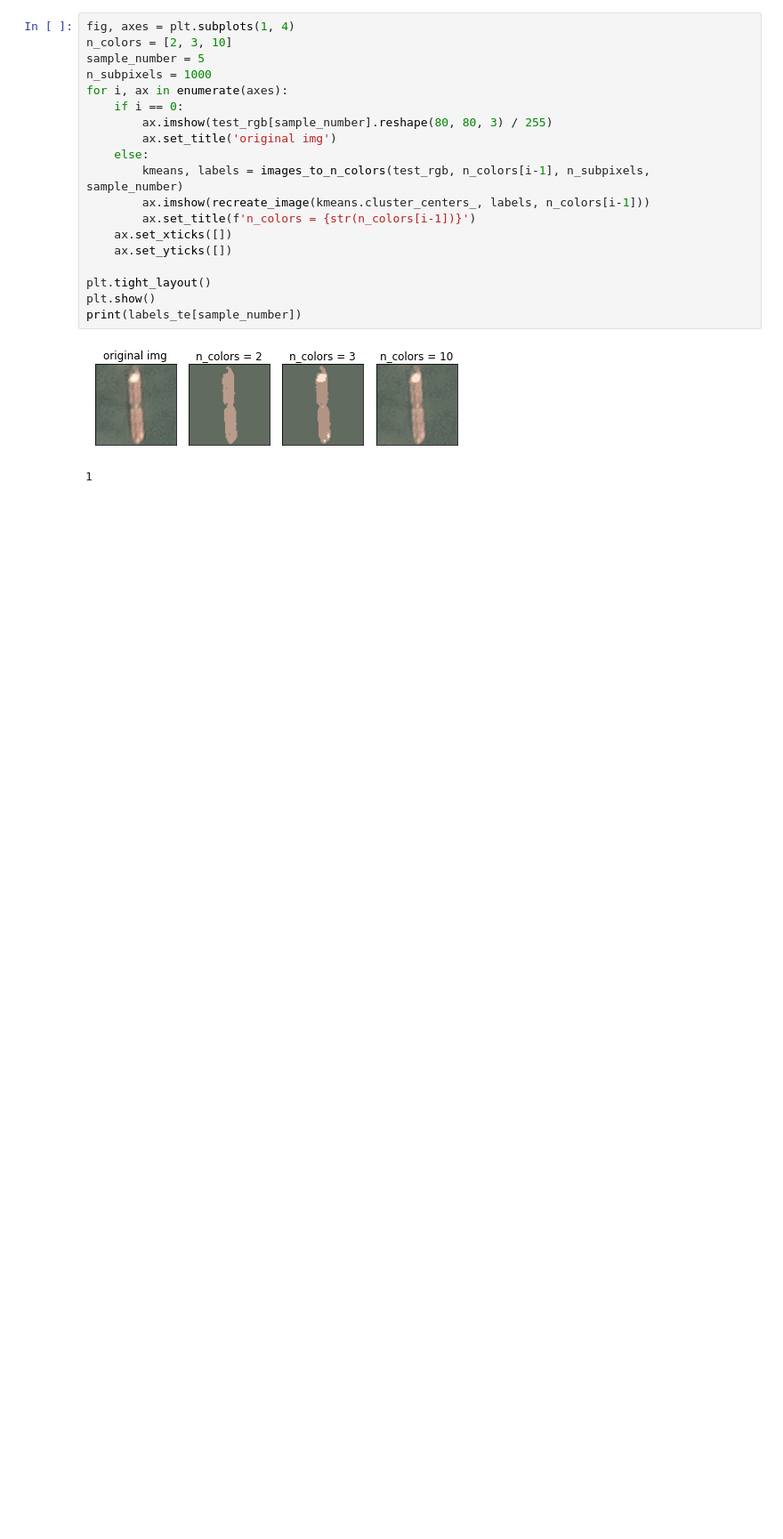
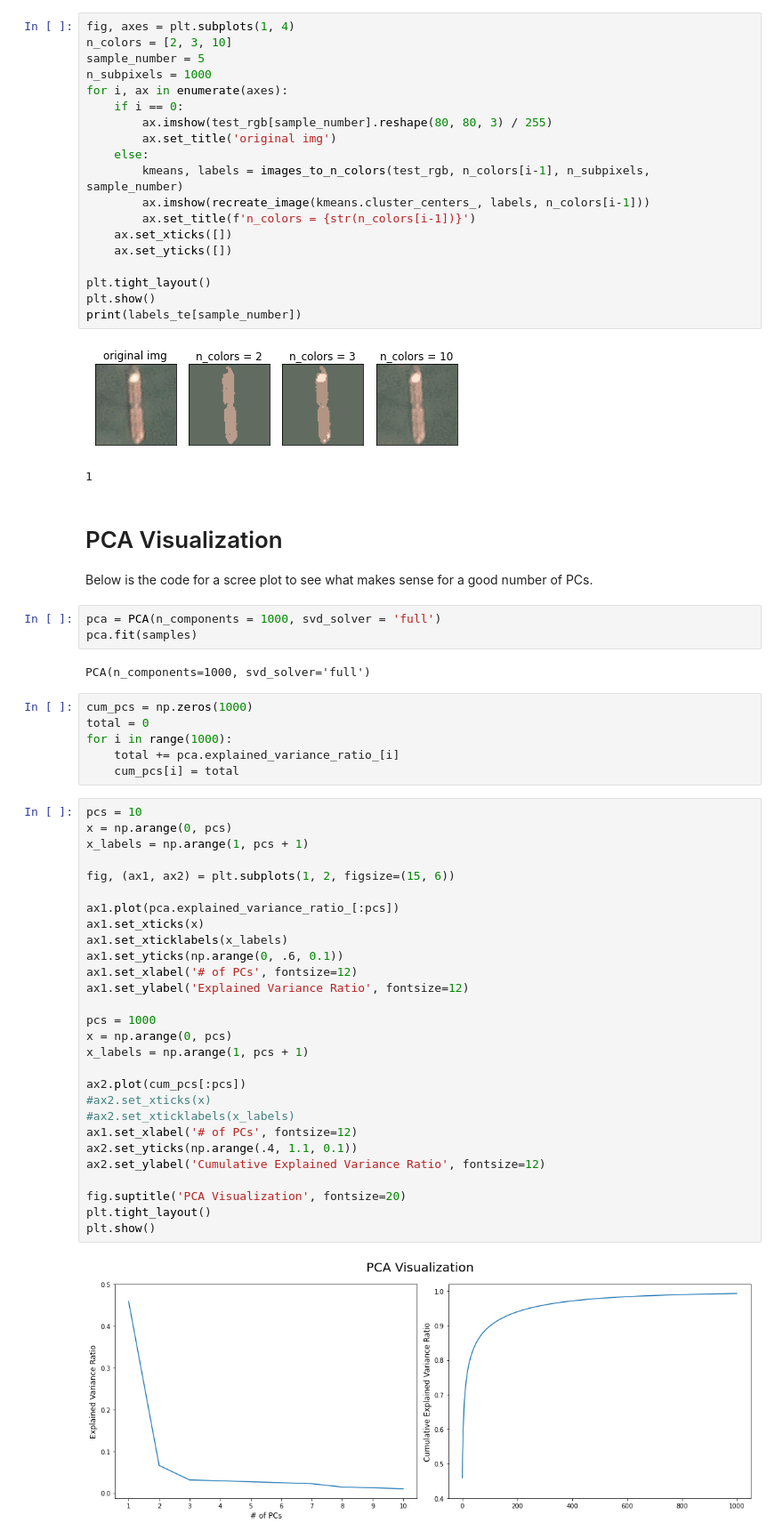
Before and after one commit to LaneMatthewJ/SaSSaSSaS, a Jupyter notebook: clustering_methods.ipynb, the cells around one changed output. Shown at 89% size. Cells and saved outputs as stored; diff of their text form; blank space fills up the shorter version.

```diff
--- a/clustering_methods.ipynb
+++ b/clustering_methods.ipynb
@@ -293,3 +294,48 @@ print(labels_te[sample_number])
 # %% [output]
 [figure]
 1
+# %% [markdown]
+# PCA Visualization
+
+Below is the code for a scree plot to see what makes sense for a good number of PCs.
+# %%
+pca = PCA(n_components = 1000, svd_solver = 'full')
+pca.fit(samples)
+# %% [output]
+PCA(n_components=1000, svd_solver='full')
+# %%
+cum_pcs = np.zeros(1000)
+total = 0
+for i in range(1000):
+    total += pca.explained_variance_ratio_[i]
+    cum_pcs[i] = total
+# %%
+pcs = 10
+x = np.arange(0, pcs)
+x_labels = np.arange(1, pcs + 1)
+
+fig, (ax1, ax2) = plt.subplots(1, 2, figsize=(15, 6))
+
+ax1.plot(pca.explained_variance_ratio_[:pcs])
+ax1.set_xticks(x)
+ax1.set_xticklabels(x_labels)
+ax1.set_yticks(np.arange(0, .6, 0.1))
+ax1.set_xlabel('# of PCs', fontsize=12)
+ax1.set_ylabel('Explained Variance Ratio', fontsize=12)
+
+pcs = 1000
+x = np.arange(0, pcs)
+x_labels = np.arange(1, pcs + 1)
+
+ax2.plot(cum_pcs[:pcs])
+#ax2.set_xticks(x)
+#ax2.set_xticklabels(x_labels)
+ax1.set_xlabel('# of PCs', fontsize=12)
+ax2.set_yticks(np.arange(.4, 1.1, 0.1))
+ax2.set_ylabel('Cumulative Explained Variance Ratio', fontsize=12)
+
+fig.suptitle('PCA Visualization', fontsize=20)
+plt.tight_layout()
+plt.show()
+# %% [output]
+[figure, added]
```
Also changed, not shown: parts of 1 cell of this notebook, 1 other file.
